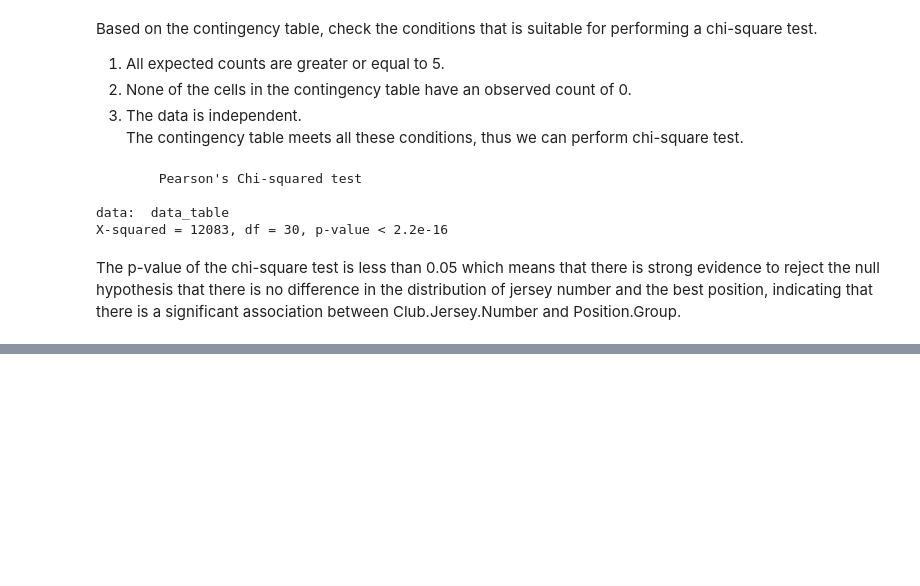
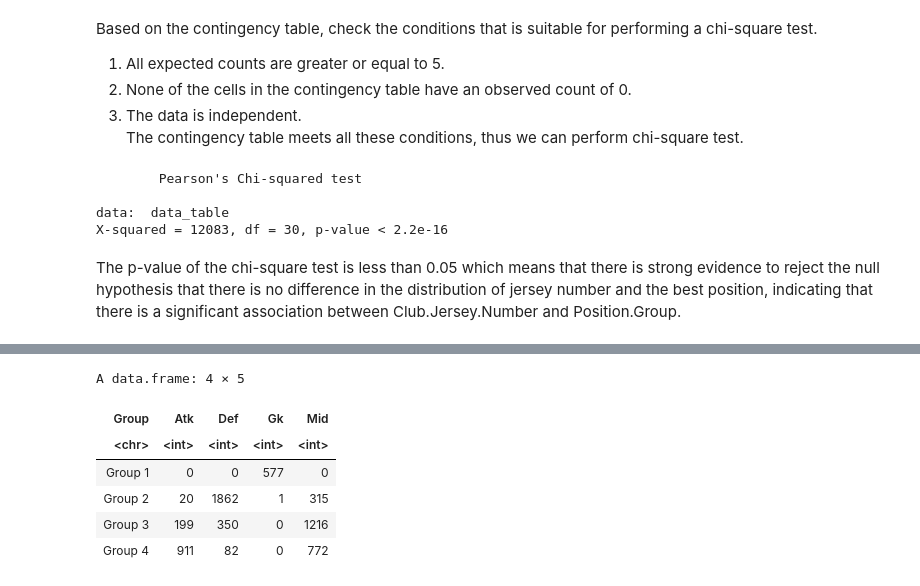
Before and after one commit to YoNG-Zaii/MH3511-FIFA-Analysis, a Jupyter notebook: Max MH3511 Report.ipynb, the cells around one changed output, grey strips where cells are left out. Drawn from its saved outputs; the diff is of its cells as text; code cells hidden in the pictures; blank space fills up the shorter version.

```diff
--- a/Max MH3511 Report.ipynb
+++ b/Max MH3511 Report.ipynb
@@ -545,0 +543,38 @@ The p-value of the chi-square test is less than 0.05 which means that there is s
+# %%
+rownames(data_table) <- c(1:11)
+
+# Group rows and perform colSums
+group1 <- c(1)
+group2 <- c(2:5)
+group3 <- c(6, 8, 10)
+group4 <- c(7, 9, 11)
+
+grouped_table <- data.frame(
+  Group = c("Group 1", "Group 2", "Group 3", "Group 4"),
+  Atk = c(sum(data_table[group1, "Atk"]),
+          sum(data_table[group2, "Atk"]),
+          sum(data_table[group3, "Atk"]),
+          sum(data_table[group4, "Atk"])),
+  Def = c(sum(data_table[group1, "Def"]),
+          sum(data_table[group2, "Def"]),
+          sum(data_table[group3, "Def"]),
+          sum(data_table[group4, "Def"])),
+  Gk = c(sum(data_table[group1, "Gk"]),
+         sum(data_table[group2, "Gk"]),
+         sum(data_table[group3, "Gk"]),
+         sum(data_table[group4, "Gk"])),
+  Mid = c(sum(data_table[group1, "Mid"]),
+          sum(data_table[group2, "Mid"]),
+          sum(data_table[group3, "Mid"]),
+          sum(data_table[group4, "Mid"]))
+)
+
+grouped_table
+# %% [output]
+A data.frame: 4 × 5
+| Group | Atk | Def | Gk | Mid |
+| <chr> | <int> | <int> | <int> | <int> |
+| Group 1 | 0 | 0 | 577 | 0 |
+| Group 2 | 20 | 1862 | 1 | 315 |
+| Group 3 | 199 | 350 | 0 | 1216 |
+| Group 4 | 911 | 82 | 0 | 772 |
```
Also changed, not shown: parts of 5 cells of this notebook.
